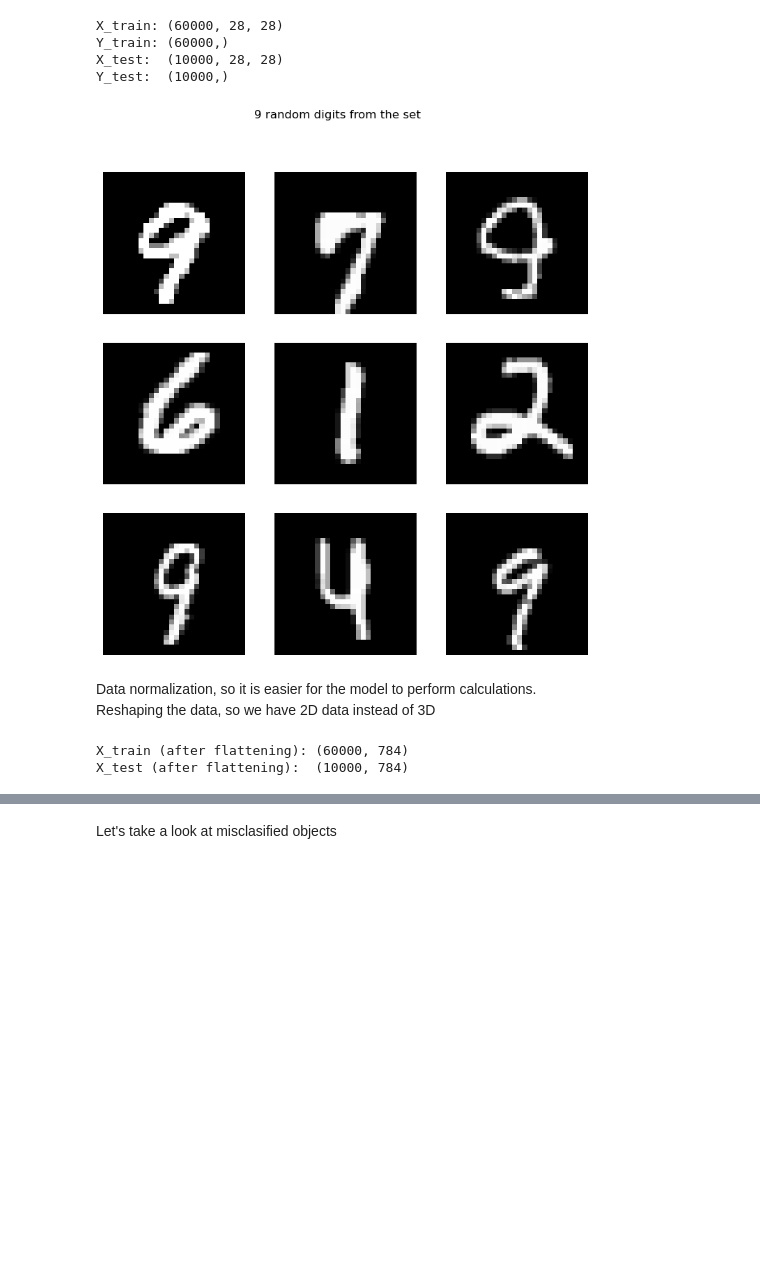
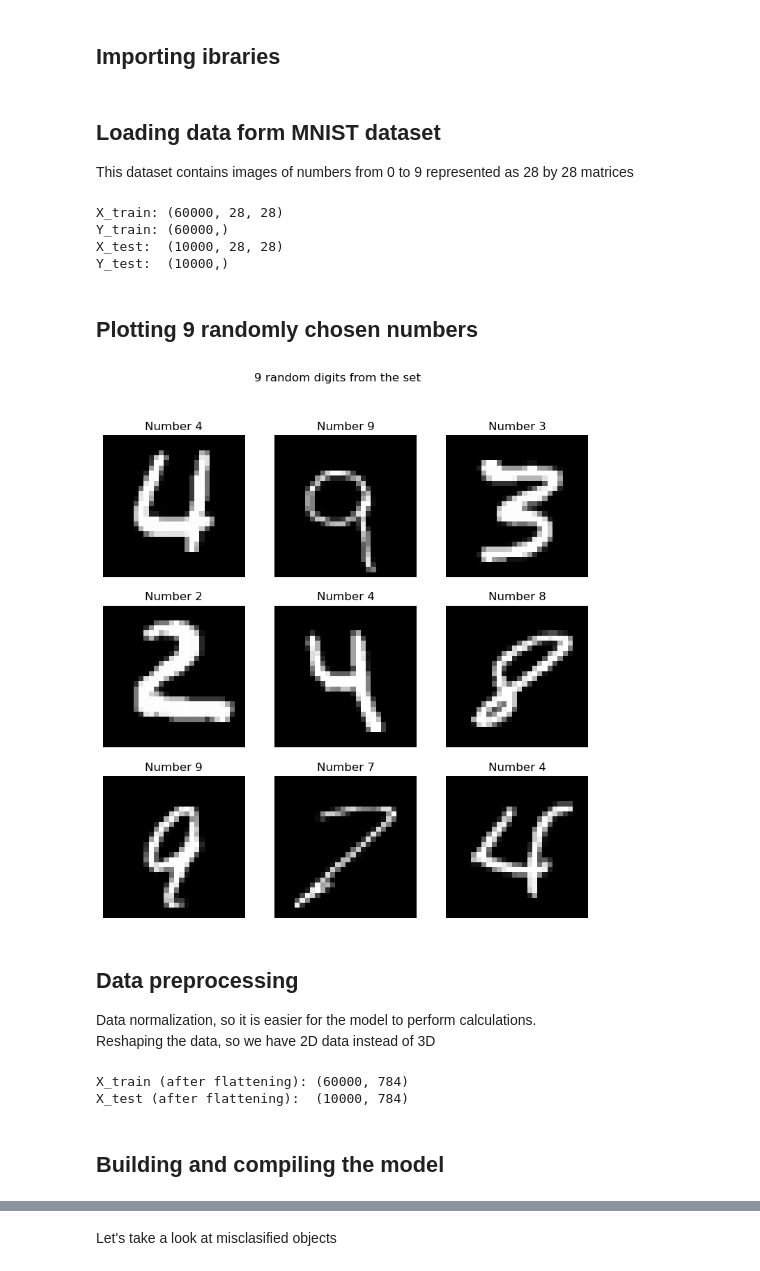
Before and after one commit to gerardmietek/mnist_nn, a Jupyter notebook: mnist_nn_notebook.ipynb, the cells around one changed output, grey strips where cells are left out. Cells and saved outputs as stored; diff of their text form; code cells hidden in the pictures; blank space fills up the shorter version.

```diff
--- a/mnist_nn_notebook.ipynb
+++ b/mnist_nn_notebook.ipynb
@@ -1 +1,3 @@
+# %% [markdown]
+## Importing ibraries
 # %%
@@ -11,3 +11,6 @@ from random import randint
+# %% [markdown]
+## Loading data form MNIST dataset
+This dataset contains images of numbers from 0 to 9 represented as 28 by 28 matrices
 # %%
 (train_X, train_y), (test_X, test_y) = mnist.load_data()
 
@@ -20,18 +23,22 @@ X_train: (60000, 28, 28)
 Y_train: (60000,)
 X_test:  (10000, 28, 28)
 Y_test:  (10000,)
+# %% [markdown]
+## Plotting 9 randomly chosen numbers
 # %%
 ix = [randint(0, train_X.shape[0] - 1) for _ in range(9)]
 plt.figure( figsize=(9,9) )
 plt.suptitle( "9 random digits from the set" )
 for pos, i  in enumerate(ix):
     plt.subplot(3, 3, pos+1)
     plt.imshow(train_X[i], cmap="gray")
+    plt.title(f"Number {train_y[i]}")
     plt.axis("off")
 plt.show()
 # %% [output]
-[figure, old version]
+[figure, new version]
 # %% [markdown]
+## Data preprocessing
 Data normalization, so it is easier for the model to perform calculations.
 Reshaping the data, so we have 2D data instead of 3D
 # %%
@@ -46,6 +53,8 @@ print('X_test (after flattening):  '  + str(test_X.shape))
 # %% [output]
 X_train (after flattening): (60000, 784)
 X_test (after flattening):  (10000, 784)
+# %% [markdown]
+## Building and compiling the model
 # %%
 
 model = Sequential([
```
Also changed, not shown: parts of 9 cells of this notebook.
